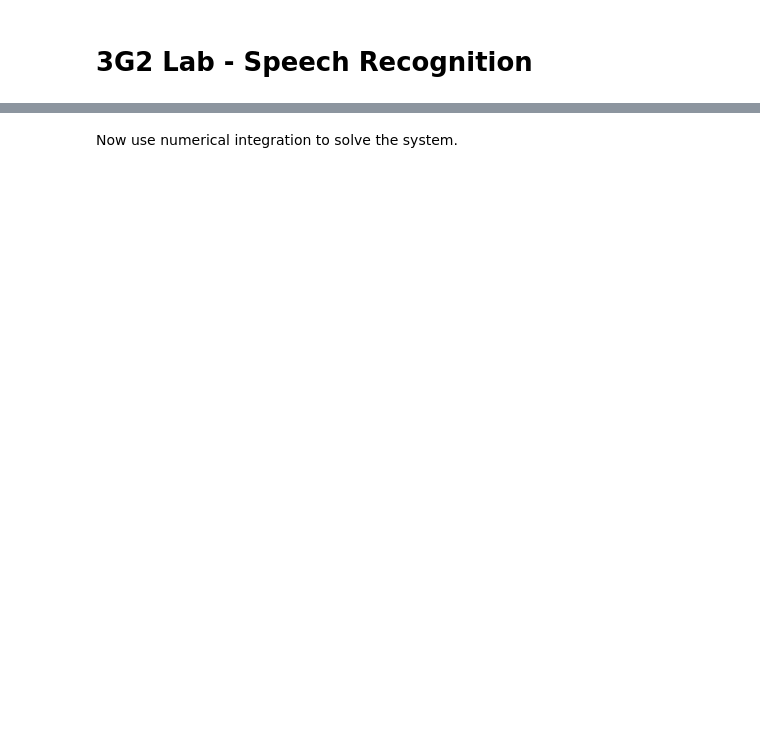
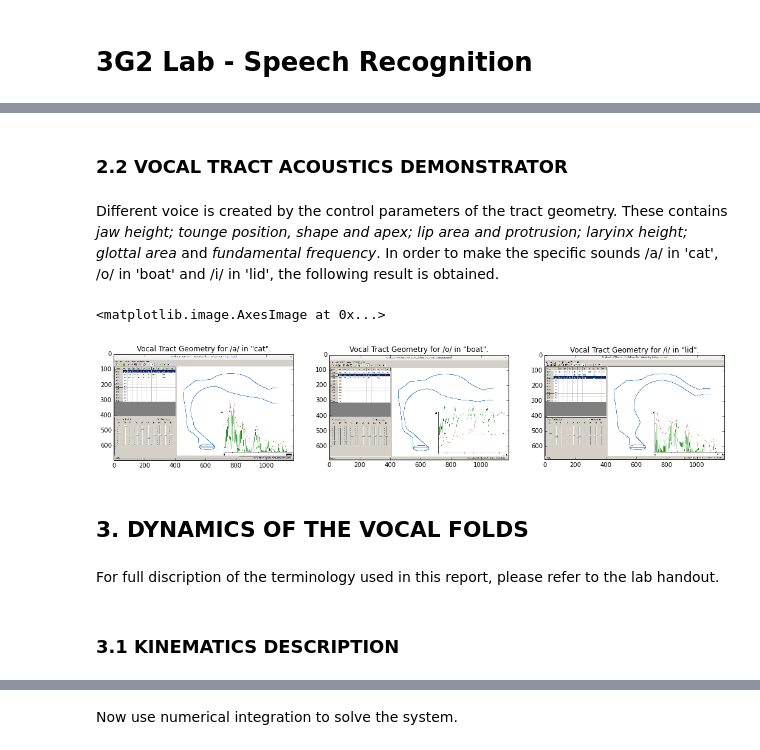
Before and after one commit to quang-ha/notebooks-3G2, a Jupyter notebook: notebooks/3G2_Lab.ipynb, the cells around one changed output, grey strips where cells are left out. Saved outputs shown, nothing was run; the diff lists cells and outputs as text; code cells hidden in the pictures; blank space fills up the shorter version.

Commit message:
Add lab report.

```diff
--- a/notebooks/3G2_Lab.ipynb
+++ b/notebooks/3G2_Lab.ipynb
@@ -2,0 +38,25 @@
+# %% [markdown]
+### 2.2 VOCAL TRACT ACOUSTICS DEMONSTRATOR
+# %% [markdown]
+Different voice is created by the control parameters of the tract geometry. These contains *jaw height; tounge position, shape and apex; lip area and protrusion; laryinx height; glottal area* and *fundamental frequency*. In order to make the specific sounds /a/ in 'cat', /o/ in 'boat' and /i/ in 'lid', the following result is obtained.
+# %%
+a = plt.imread('a.jpg')
+o = plt.imread('o.jpg')
+i = plt.imread('i.jpg')
+
+fig, axes = plt.subplots(nrows=1, ncols=3, figsize=(18, 6))
+axes[0].set_title('Vocal Tract Geometry for /a/ in "cat".')
+axes[0].imshow(a)
+axes[1].set_title('Vocal Tract Geometry for /o/ in "boat".')
+axes[1].imshow(o)
+axes[2].set_title('Vocal Tract Geometry for /i/ in "lid".')
+axes[2].imshow(i)
+# %% [output]
+<matplotlib.image.AxesImage at 0x...>
+[figure, added]
+# %% [markdown]
+## 3. DYNAMICS OF THE VOCAL FOLDS
+# %% [markdown]
+For full discription of the terminology used in this report, please refer to the lab handout.
+# %% [markdown]
+### 3.1 KINEMATICS DESCRIPTION
```
Also changed, not shown: parts of 39 cells of this notebook, 3 other files.
